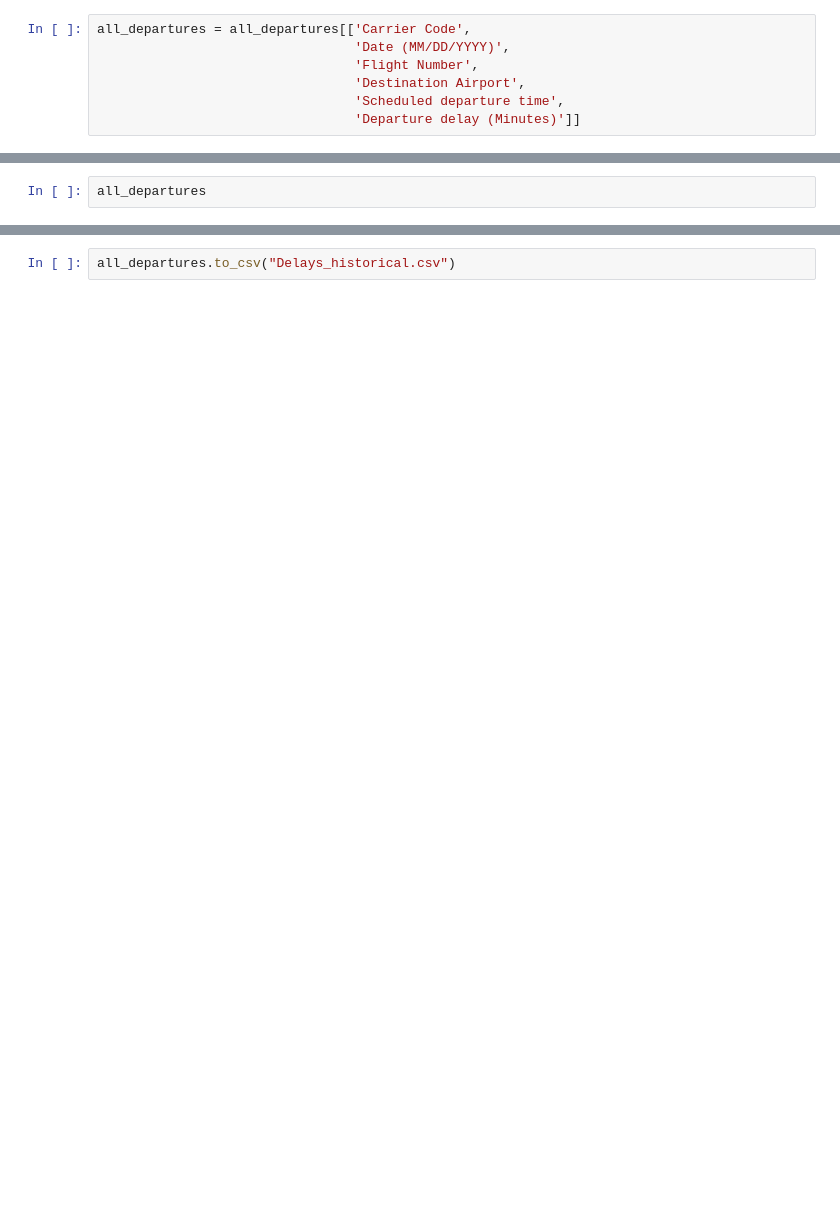
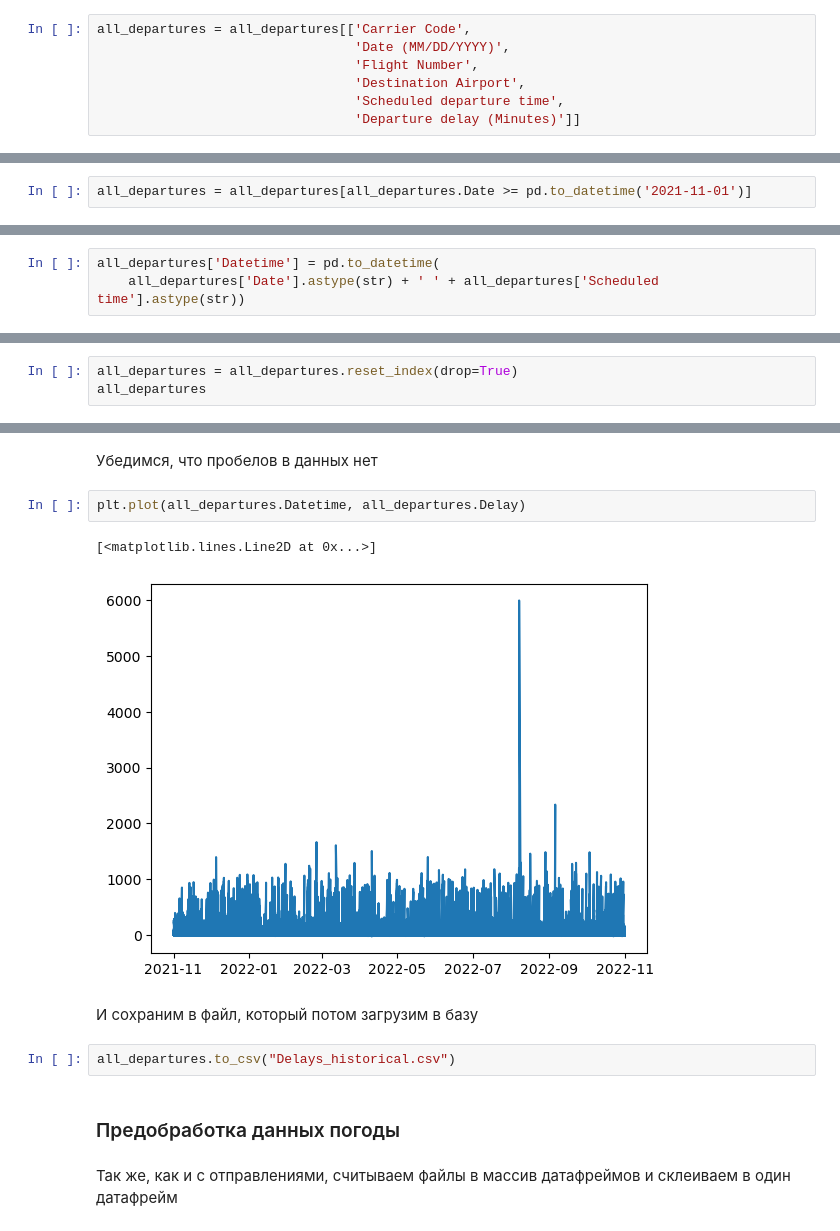
Before and after one commit to Ouozen/dmls_aviaticket, a Jupyter notebook: historical_data/preprocessed/data_cleaner.ipynb, the cells around one changed output, grey strips where cells are left out. Saved outputs shown, nothing was run; the diff lists cells and outputs as text; blank space fills up the shorter version.

```diff
--- a/historical_data/preprocessed/data_cleaner.ipynb
+++ b/historical_data/preprocessed/data_cleaner.ipynb
@@ -73,2 +95,2 @@ all_departures = all_departures.rename(columns={"Flight Number":"Flight",
 # %%
-all_departures
+all_departures = all_departures[all_departures.Date >= pd.to_datetime('2021-11-01')]
@@ -88,0 +99,3 @@ all_departures
+# %%
+all_departures['Datetime'] = pd.to_datetime(
+    all_departures['Date'].astype(str) + ' ' + all_departures['Scheduled time'].astype(str))
@@ -88,0 +110,3 @@ all_departures
+# %%
+all_departures = all_departures.reset_index(drop=True)
+all_departures
@@ -89,2 +127,15 @@ all_departures
+# %% [markdown]
+Убедимся, что пробелов в данных нет
+# %%
+plt.plot(all_departures.Datetime, all_departures.Delay)
+# %% [output]
+[<matplotlib.lines.Line2D at 0x...>]
+[figure, added]
+# %% [markdown]
+И сохраним в файл, который потом загрузим в базу
 # %%
 all_departures.to_csv("Delays_historical.csv")
+# %% [markdown]
+### Предобработка данных погоды
+# %% [markdown]
+ Так же, как и с отправлениями, считываем файлы в массив датафреймов и склеиваем в один датафрейм
```
Also changed, not shown: parts of 34 cells of this notebook, 36 other files.
